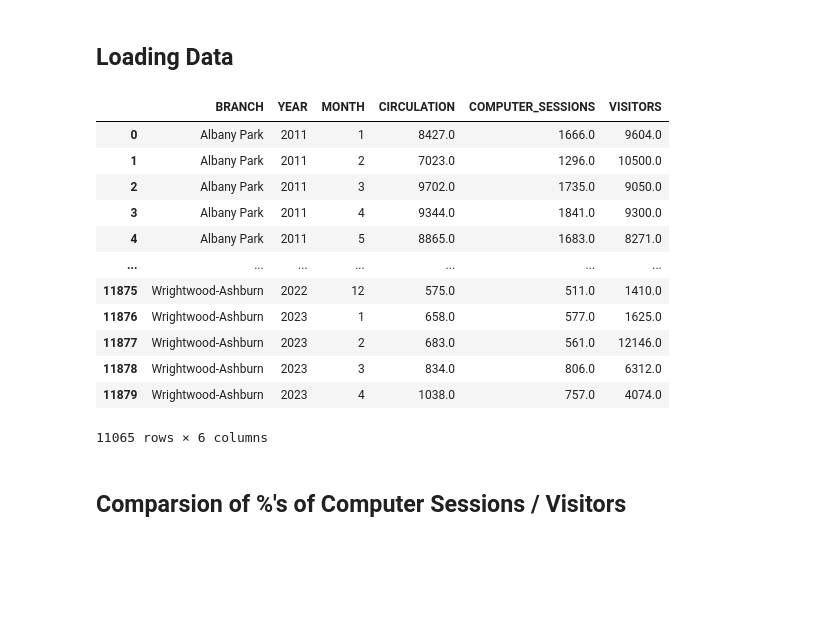
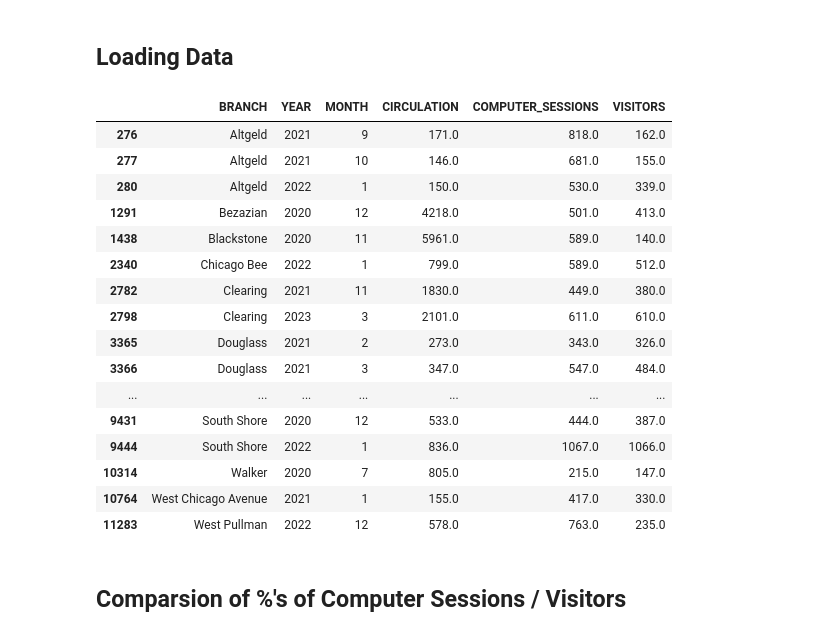
Before and after one commit to uchicago-dsi/cpl_project, a Jupyter notebook: can-summer-2023/dani exploratory data analysis.ipynb, the cells around one changed output. Drawn from its saved outputs; the diff is of its cells as text; code cells hidden in the pictures; blank space fills up the shorter version.

```diff
--- a/can-summer-2023/dani exploratory data analysis.ipynb
+++ b/can-summer-2023/dani exploratory data analysis.ipynb
@@ -9,20 +9,29 @@ import matplotlib.pyplot as plt
 # %% [markdown]
 ## Loading Data
 # %%
+#Data including zeros -- switching Nan values to 0
 branches = pd.read_csv('../cpl_project/can-summer-2023/data/clean/branch_metrics.csv')
-branches = branches[(branches['VISITORS'] > 0) & (branches['COMPUTER_SESSIONS'] > 0)]
-branches
+#branches['COMPUTER_SESSIONS_2'] = branches['COMPUTER_SESSIONS'].fillna(0)
+#branches['VISITORS_2'] = branches['VISITORS'].fillna(0)
+
+branches_nonzero = branches[(branches['VISITORS'] > 0) & (branches['COMPUTER_SESSIONS'] > 0)]
+branches_sessions = branches_nonzero.loc[(branches_nonzero['COMPUTER_SESSIONS']) >= branches_nonzero['VISITORS']]
+branches_sessions
 # %% [output]
 |  | BRANCH | YEAR | MONTH | CIRCULATION | COMPUTER_SESSIONS | VISITORS |
-| 0 | Albany Park | 2011 | 1 | 8427.0 | 1666.0 | 9604.0 |
-| 1 | Albany Park | 2011 | 2 | 7023.0 | 1296.0 | 10500.0 |
-| 2 | Albany Park | 2011 | 3 | 9702.0 | 1735.0 | 9050.0 |
-| 3 | Albany Park | 2011 | 4 | 9344.0 | 1841.0 | 9300.0 |
-| 4 | Albany Park | 2011 | 5 | 8865.0 | 1683.0 | 8271.0 |
+| 276 | Altgeld | 2021 | 9 | 171.0 | 818.0 | 162.0 |
+| 277 | Altgeld | 2021 | 10 | 146.0 | 681.0 | 155.0 |
+| 280 | Altgeld | 2022 | 1 | 150.0 | 530.0 | 339.0 |
+| 1291 | Bezazian | 2020 | 12 | 4218.0 | 501.0 | 413.0 |
+| 1438 | Blackstone | 2020 | 11 | 5961.0 | 589.0 | 140.0 |
+| 2340 | Chicago Bee | 2022 | 1 | 799.0 | 589.0 | 512.0 |
+| 2782 | Clearing | 2021 | 11 | 1830.0 | 449.0 | 380.0 |
+| 2798 | Clearing | 2023 | 3 | 2101.0 | 611.0 | 610.0 |
+| 3365 | Douglass | 2021 | 2 | 273.0 | 343.0 | 326.0 |
+| 3366 | Douglass | 2021 | 3 | 347.0 | 547.0 | 484.0 |
 | ... | ... | ... | ... | ... | ... | ... |
-| 11875 | Wrightwood-Ashburn | 2022 | 12 | 575.0 | 511.0 | 1410.0 |
-| 11876 | Wrightwood-Ashburn | 2023 | 1 | 658.0 | 577.0 | 1625.0 |
-| 11877 | Wrightwood-Ashburn | 2023 | 2 | 683.0 | 561.0 | 12146.0 |
-| 11878 | Wrightwood-Ashburn | 2023 | 3 | 834.0 | 806.0 | 6312.0 |
-| 11879 | Wrightwood-Ashburn | 2023 | 4 | 1038.0 | 757.0 | 4074.0 |
+| 9431 | South Shore | 2020 | 12 | 533.0 | 444.0 | 387.0 |
+| 9444 | South Shore | 2022 | 1 | 836.0 | 1067.0 | 1066.0 |
+| 10314 | Walker | 2020 | 7 | 805.0 | 215.0 | 147.0 |
+| 10764 | West Chicago Avenue | 2021 | 1 | 155.0 | 417.0 | 330.0 |
+| 11283 | West Pullman | 2022 | 12 | 578.0 | 763.0 | 235.0 |
-11065 rows × 6 columns
```
Also changed, not shown: parts of 10 cells of this notebook.
